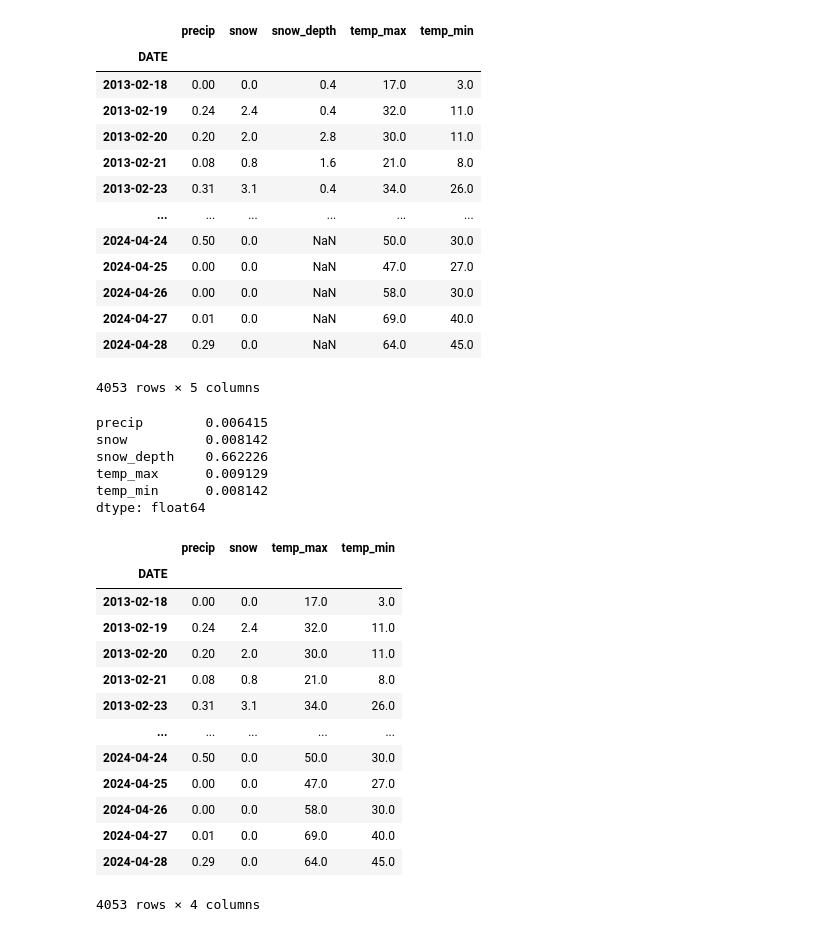
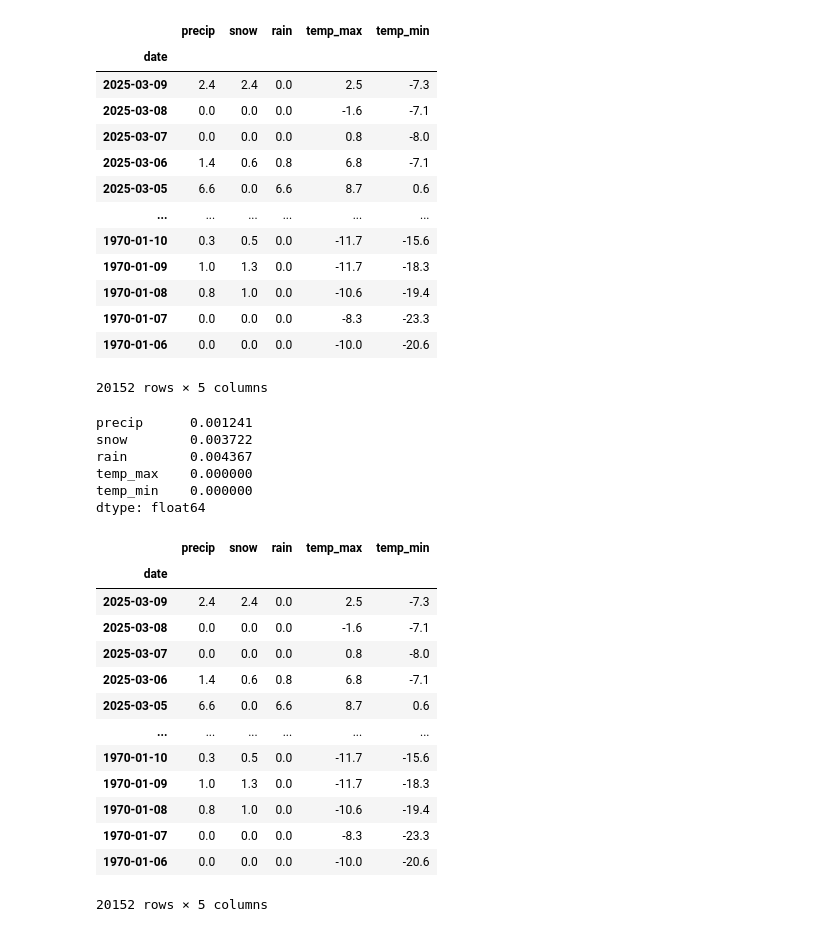
Before and after one commit to MohamedAmineAllet/KAFFKA-ON-THE-MOON, a Jupyter notebook: MachinesIntelligentes/Version3PredicteurMeteo.ipynb, the cells around one changed output. Cells and saved outputs as stored; diff of their text form; code cells hidden in the pictures.

```diff
--- a/MachinesIntelligentes/Version3PredicteurMeteo.ipynb
+++ b/MachinesIntelligentes/Version3PredicteurMeteo.ipynb
@@ -4,6 +4,6 @@ import matplotlib.pyplot as plt
 from sklearn.linear_model import Ridge
 import numpy as np
 # %%
-baseDeDonnees = pd.read_csv("Donnés\DonnesMeteorologiqueSimple2013-2024.csv", index_col = "DATE")
+baseDeDonnees = pd.read_csv("Donnés\weatherstats_montreal_daily (3).csv", index_col = "date")
 baseDeDonnees
 # %% [output]
@@ -38,29 +39,29 @@ dtype: float64
 # %%
-baseDeDonneesNettoyee = baseDeDonnees[["PRCP","SNOW","SNWD","TMAX","TMIN"]].copy()
-baseDeDonneesNettoyee.columns = ["precip","snow","snow_depth","temp_max","temp_min"]
+baseDeDonneesNettoyee = baseDeDonnees[["precipitation","snow","rain","max_temperature","min_temperature"]].copy()
+baseDeDonneesNettoyee.columns = ["precip","snow","rain","temp_max","temp_min"]
 baseDeDonneesNettoyee
 # %% [output]
-|  | precip | snow | snow_depth | temp_max | temp_min |
-| DATE |  |  |  |  |  |
-| 2013-02-18 | 0.00 | 0.0 | 0.4 | 17.0 | 3.0 |
-| 2013-02-19 | 0.24 | 2.4 | 0.4 | 32.0 | 11.0 |
-| 2013-02-20 | 0.20 | 2.0 | 2.8 | 30.0 | 11.0 |
-| 2013-02-21 | 0.08 | 0.8 | 1.6 | 21.0 | 8.0 |
-| 2013-02-23 | 0.31 | 3.1 | 0.4 | 34.0 | 26.0 |
+|  | precip | snow | rain | temp_max | temp_min |
+| date |  |  |  |  |  |
+| 2025-03-09 | 2.4 | 2.4 | 0.0 | 2.5 | -7.3 |
+| 2025-03-08 | 0.0 | 0.0 | 0.0 | -1.6 | -7.1 |
+| 2025-03-07 | 0.0 | 0.0 | 0.0 | 0.8 | -8.0 |
+| 2025-03-06 | 1.4 | 0.6 | 0.8 | 6.8 | -7.1 |
+| 2025-03-05 | 6.6 | 0.0 | 6.6 | 8.7 | 0.6 |
 | ... | ... | ... | ... | ... | ... |
-| 2024-04-24 | 0.50 | 0.0 | NaN | 50.0 | 30.0 |
-| 2024-04-25 | 0.00 | 0.0 | NaN | 47.0 | 27.0 |
-| 2024-04-26 | 0.00 | 0.0 | NaN | 58.0 | 30.0 |
-| 2024-04-27 | 0.01 | 0.0 | NaN | 69.0 | 40.0 |
-| 2024-04-28 | 0.29 | 0.0 | NaN | 64.0 | 45.0 |
+| 1970-01-10 | 0.3 | 0.5 | 0.0 | -11.7 | -15.6 |
+| 1970-01-09 | 1.0 | 1.3 | 0.0 | -11.7 | -18.3 |
+| 1970-01-08 | 0.8 | 1.0 | 0.0 | -10.6 | -19.4 |
+| 1970-01-07 | 0.0 | 0.0 | 0.0 | -8.3 | -23.3 |
+| 1970-01-06 | 0.0 | 0.0 | 0.0 | -10.0 | -20.6 |
-4053 rows × 5 columns
+20152 rows × 5 columns
 # %%
 null_prc = baseDeDonneesNettoyee.apply(pd.isnull).sum()/baseDeDonneesNettoyee.shape[0]
 null_prc
 # %% [output]
-precip        0.006415
-snow          0.008142
-snow_depth    0.662226
-temp_max      0.009129
-temp_min      0.008142
+precip      0.001241
+snow        0.003722
+rain        0.004367
+temp_max    0.000000
+temp_min    0.000000
 dtype: float64
@@ -73,19 +72,19 @@ baseDeDonneesNettoyee = baseDeDonneesNettoyee.ffill()
 baseDeDonneesNettoyee.apply(pd.isnull).sum()/baseDeDonneesNettoyee.shape[0]
 baseDeDonneesNettoyee
 # %% [output]
-|  | precip | snow | temp_max | temp_min |
-| DATE |  |  |  |  |
-| 2013-02-18 | 0.00 | 0.0 | 17.0 | 3.0 |
-| 2013-02-19 | 0.24 | 2.4 | 32.0 | 11.0 |
-| 2013-02-20 | 0.20 | 2.0 | 30.0 | 11.0 |
-| 2013-02-21 | 0.08 | 0.8 | 21.0 | 8.0 |
-| 2013-02-23 | 0.31 | 3.1 | 34.0 | 26.0 |
-| ... | ... | ... | ... | ... |
-| 2024-04-24 | 0.50 | 0.0 | 50.0 | 30.0 |
-| 2024-04-25 | 0.00 | 0.0 | 47.0 | 27.0 |
-| 2024-04-26 | 0.00 | 0.0 | 58.0 | 30.0 |
-| 2024-04-27 | 0.01 | 0.0 | 69.0 | 40.0 |
-| 2024-04-28 | 0.29 | 0.0 | 64.0 | 45.0 |
+|  | precip | snow | rain | temp_max | temp_min |
+| date |  |  |  |  |  |
+| 2025-03-09 | 2.4 | 2.4 | 0.0 | 2.5 | -7.3 |
+| 2025-03-08 | 0.0 | 0.0 | 0.0 | -1.6 | -7.1 |
+| 2025-03-07 | 0.0 | 0.0 | 0.0 | 0.8 | -8.0 |
+| 2025-03-06 | 1.4 | 0.6 | 0.8 | 6.8 | -7.1 |
+| 2025-03-05 | 6.6 | 0.0 | 6.6 | 8.7 | 0.6 |
+| ... | ... | ... | ... | ... | ... |
+| 1970-01-10 | 0.3 | 0.5 | 0.0 | -11.7 | -15.6 |
+| 1970-01-09 | 1.0 | 1.3 | 0.0 | -11.7 | -18.3 |
+| 1970-01-08 | 0.8 | 1.0 | 0.0 | -10.6 | -19.4 |
+| 1970-01-07 | 0.0 | 0.0 | 0.0 | -8.3 | -23.3 |
+| 1970-01-06 | 0.0 | 0.0 | 0.0 | -10.0 | -20.6 |
-4053 rows × 4 columns
+20152 rows × 5 columns
 # %%
 baseDeDonneesNettoyee.index = pd.to_datetime(baseDeDonneesNettoyee.index)
```
Also changed, not shown: parts of 19 cells of this notebook, 7 other files.
